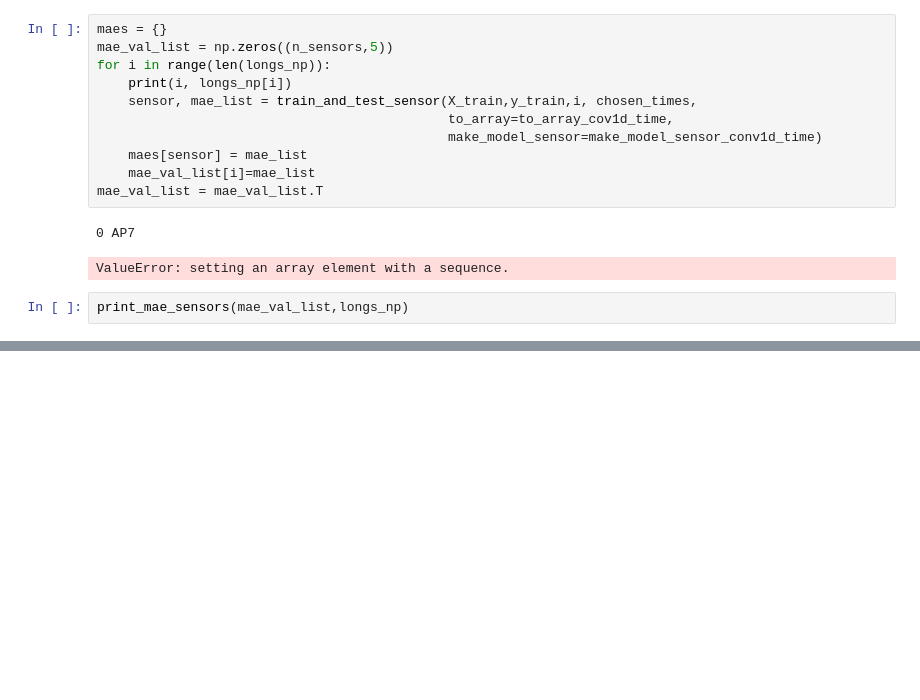
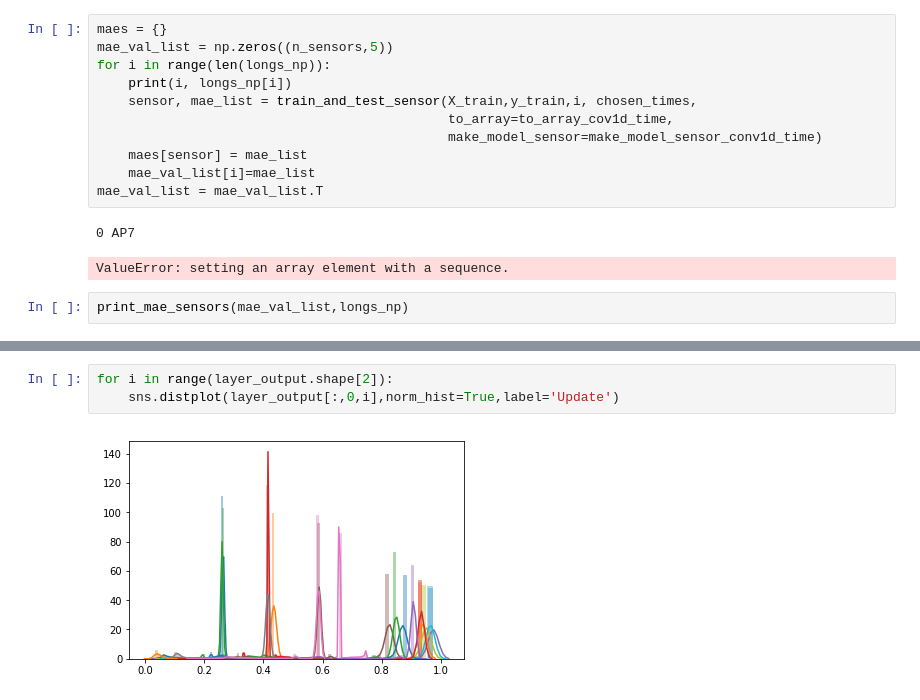
Before and after one commit to albertotb/solar, a Jupyter notebook: notebooks/train_model-Convolutional2D-All_sensors.ipynb, the cells around one changed output, grey strips where cells are left out. Cells and saved outputs as stored; diff of their text form; blank space fills up the shorter version.

```diff
--- a/notebooks/train_model-Convolutional2D-All_sensors.ipynb
+++ b/notebooks/train_model-Convolutional2D-All_sensors.ipynb
@@ -909,0 +1173,5 @@ DH1 : 50.00 (+/- 16.38) / List: [  66.84,  48.67,  22.85,  44.61,  67.03 ]
+# %%
+for i in range(layer_output.shape[2]):
+    sns.distplot(layer_output[:,0,i],norm_hist=True,label='Update')
+# %% [output]
+[figure, added]
```
Also changed, not shown: parts of 81 cells of this notebook.
